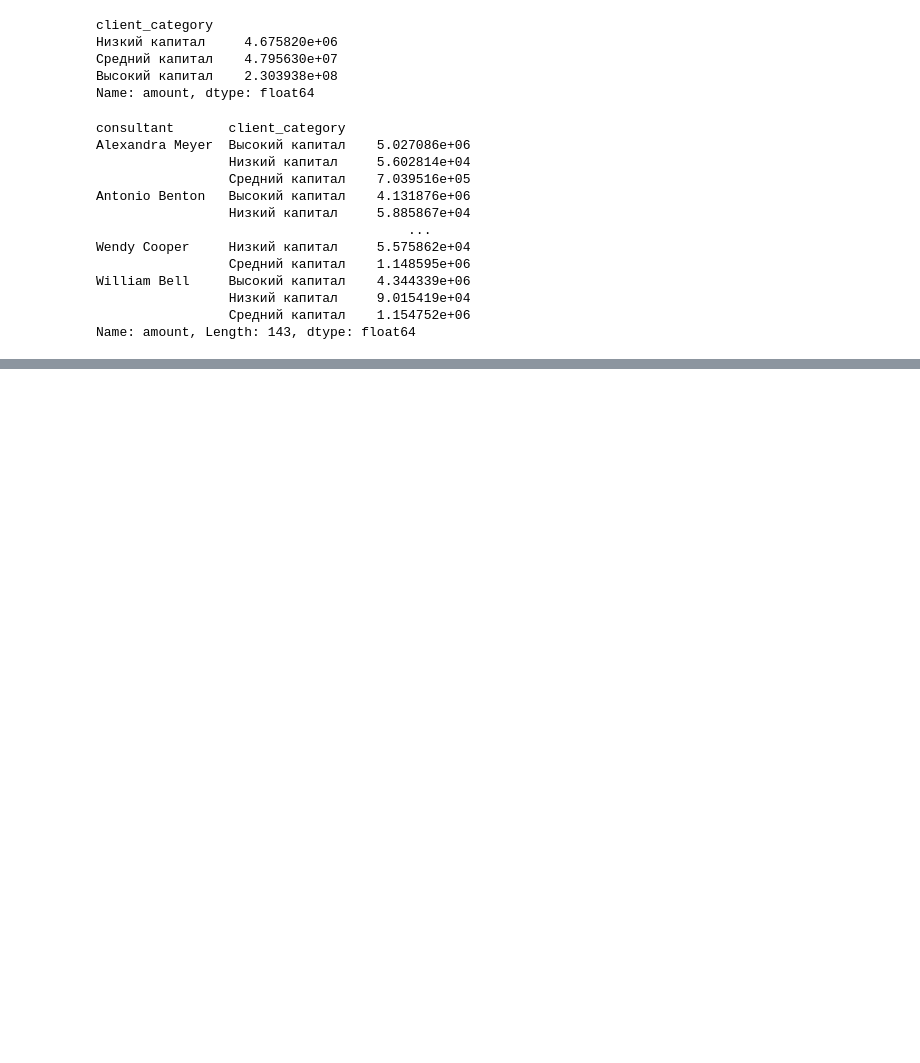
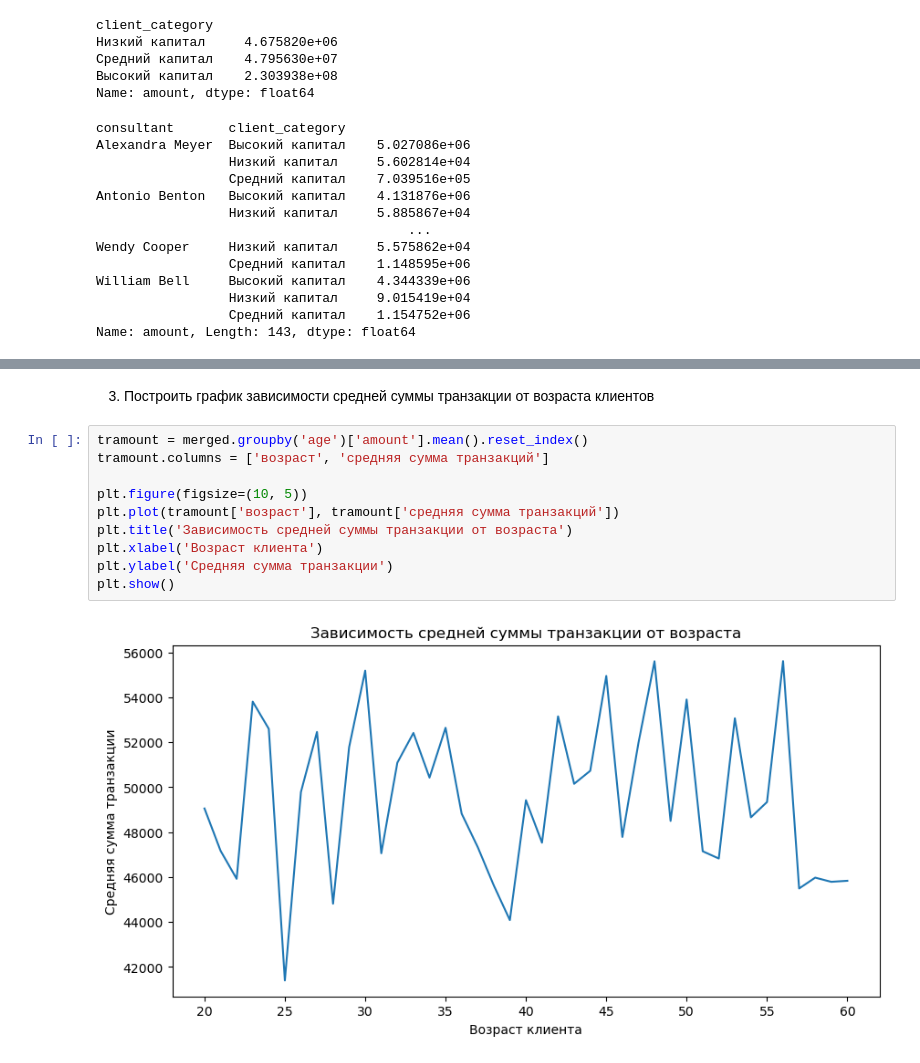
Before and after one commit to nekkkkate/aton_test_task, a Jupyter notebook: first_task/financial_analysis.ipynb, the cells around one changed output, grey strips where cells are left out. Drawn from its saved outputs; the diff is of its cells as text; blank space fills up the shorter version.

```diff
--- a/first_task/financial_analysis.ipynb
+++ b/first_task/financial_analysis.ipynb
@@ -370,0 +405,14 @@ Name: amount, Length: 143, dtype: float64
+# %% [markdown]
+3. Построить график зависимости средней суммы транзакции от возраста клиентов
+# %%
+tramount = merged.groupby('age')['amount'].mean().reset_index()
+tramount.columns = ['возраст', 'средняя сумма транзакций']
+
+plt.figure(figsize=(10, 5))
+plt.plot(tramount['возраст'], tramount['средняя сумма транзакций'])
+plt.title('Зависимость средней суммы транзакции от возраста')
+plt.xlabel('Возраст клиента')
+plt.ylabel('Средняя сумма транзакции')
+plt.show()
+# %% [output]
+[figure, added]
```
Also changed, not shown: parts of 4 cells of this notebook.
